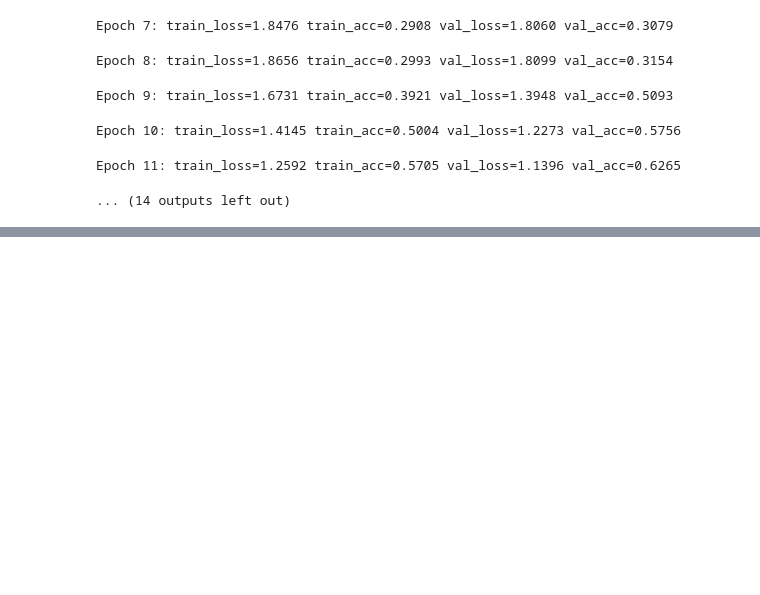
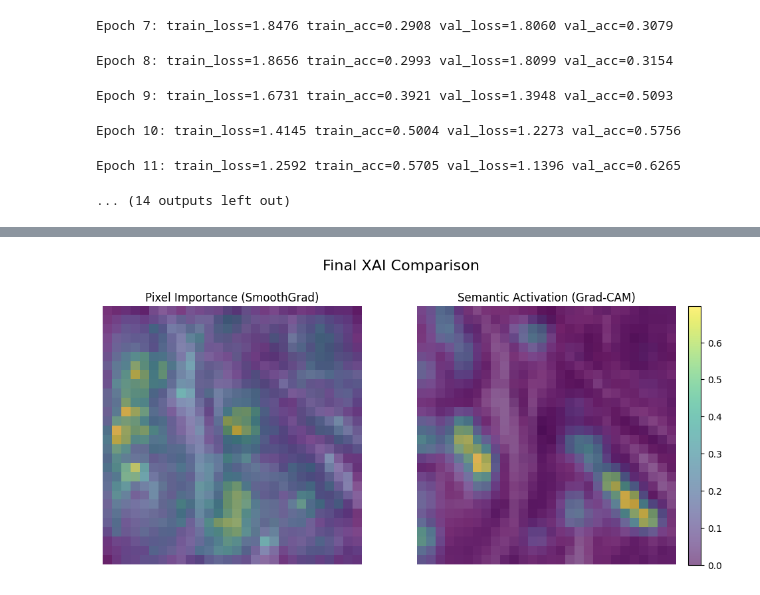
Before and after one commit to tousifo/ml_notebooks, a Jupyter notebook: MedMNIST_QNN.ipynb, the cells around one changed output, grey strips where cells are left out. Saved outputs shown, nothing was run; the diff lists cells and outputs as text; code cells hidden in the pictures; blank space fills up the shorter version.

```diff
--- a/MedMNIST_QNN.ipynb
+++ b/MedMNIST_QNN.ipynb
@@ -272,0 +490,94 @@ Epoch 11: train_loss=1.2592 train_acc=0.5705 val_loss=1.1396 val_acc=0.6265
+# %%
+# Snippet 8 (Definitive Correction): Re-instantiate Model & Run Grad-CAM
+
+import torch
+import torch.nn as nn
+import torch.nn.functional as F
+import cv2
+import numpy as np
+import matplotlib.pyplot as plt
+
+# --- 1. Re-instantiate a 'Clean' Model ---
+# This ensures no old hooks are attached.
+print("Re-instantiating a clean model and loading best weights...")
+clean_model = QTFClassifier(q_feature_map=trainable_qnode,
+                            weight_shapes=weight_shapes,
+                            n_classes=n_classes,
+                            in_channels=in_channels)
+# Load the best state dictionary we saved from training
+clean_model.load_state_dict(best_state)
+clean_model.to(device)
+clean_model.eval()
+print("Model is ready.")
+
+
+# --- 2. Corrected Grad-CAM Implementation ---
+class GradCAM:
+    def __init__(self, model, target_layer):
+        self.model = model
+        self.target_layer = target_layer
+        self.gradients = None
+        self.activations = None
+
+        # Use the modern, full backward hook
+        target_layer.register_full_backward_hook(self._backward_hook)
+        self.forward_handle = target_layer.register_forward_hook(self._forward_hook)
+
+    def _forward_hook(self, module, input, output):
+        self.activations = output.detach()
+
+    def _backward_hook(self, module, grad_in, grad_out):
+        self.gradients = grad_out[0].detach()
+
+    def __call__(self, input_tensor, target_class_idx):
+        logits = self.model(input_tensor)
+        score = logits[0, target_class_idx]
+        self.model.zero_grad()
+        score.backward()
+
+        # Pool gradients to get channel weights
+        pooled_gradients = torch.mean(self.gradients, dim=[0, 2, 3])
+
+        # Weight activations by gradients
+        for i in range(self.activations.shape[1]):
+            self.activations[:, i, :, :] *= pooled_gradients[i]
+
+        # Create heatmap
+        heatmap = torch.mean(self.activations, dim=1).squeeze()
+        heatmap = F.relu(heatmap)
+        heatmap /= torch.max(heatmap)
+
+        return heatmap.cpu().numpy()
+
+    def remove_hooks(self):
+        self.forward_handle.remove()
+
+
+# --- 3. Generate and Visualize ---
+print("\nGenerating Grad-CAM heatmap...")
+# Target the final ReLU of the CNN feature extractor (layer [4])
+grad_cam = GradCAM(clean_model, target_layer=clean_model.feature_extractor[4])
+grad_cam_map = grad_cam(image_to_test, pred_label_idx)
+grad_cam.remove_hooks() # Clean up the hook
+
+grad_cam_map_resized = cv2.resize(grad_cam_map, (28, 28))
+print("Grad-CAM map generated successfully.")
+
+# --- Final Visualization ---
+fig, axes = plt.subplots(1, 2, figsize=(10, 5))
+plt.suptitle("Final XAI Comparison", fontsize=16)
+
+axes[0].imshow(un_normalized_img)
+axes[0].imshow(smooth_saliency_map_normalized, cmap='viridis', alpha=0.6)
+axes[0].set_title("Pixel Importance (SmoothGrad)")
+axes[0].axis('off')
+
+axes[1].imshow(un_normalized_img)
+im = axes[1].imshow(grad_cam_map_resized, cmap='viridis', alpha=0.6)
+axes[1].set_title("Semantic Activation (Grad-CAM)")
+axes[1].axis('off')
+
+fig.colorbar(im, ax=axes[1], orientation='vertical', fraction=0.046, pad=0.04)
+plt.tight_layout(rect=[0, 0.03, 1, 0.95])
+plt.show()
+# %% [output]
@@ -272,0 +589 @@ Epoch 11: train_loss=1.2592 train_acc=0.5705 val_loss=1.1396 val_acc=0.6265
+[figure, added]
```
Also changed, not shown: parts of 5 cells of this notebook.
